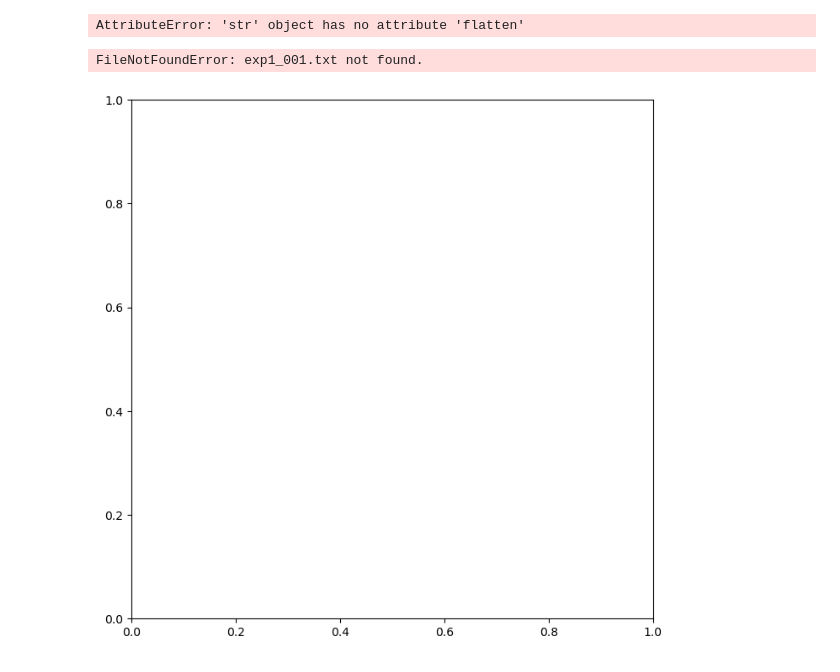
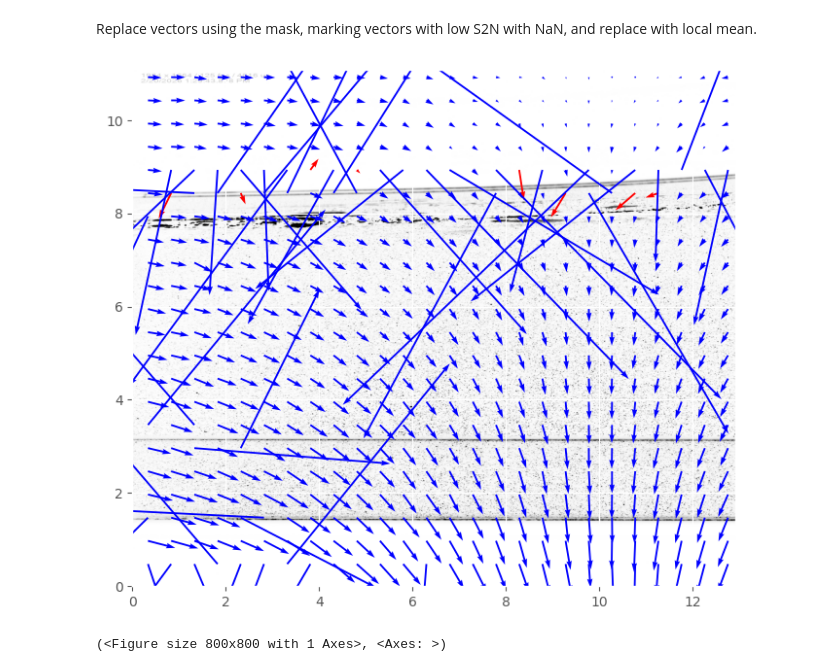
Before and after one commit to kjes4pres/Master_code, a Jupyter notebook: Lab/PIV/test_piv.ipynb, the cells around one changed output. Drawn from its saved outputs; the diff is of its cells as text; code cells hidden in the pictures.

```diff
--- a/Lab/PIV/test_piv.ipynb
+++ b/Lab/PIV/test_piv.ipynb
@@ -45 +117,3 @@ invalid_mask = validation.sig2noise_val(u0, v0, sig2noise, w=None, threshold=1.0
+# %% [markdown]
+Replace vectors using the mask, marking vectors with low S2N with NaN, and replace with local mean.
 # %%
@@ -58,4 +120,0 @@ x, y, u3, v3 = tools.transform_coordinates(x, y, u3, v3)
-# %%
-tools.save('exp1_001.txt' , x, y, u3, v3, invalid_mask)
-# %% [output]
-AttributeError: 'str' object has no attribute 'flatten'
@@ -62,13 +127,12 @@ AttributeError: 'str' object has no attribute 'flatten'
 # %%
 fig, ax = plt.subplots(figsize=(8,8))
 tools.display_vector_field(
-    pathlib.Path('exp1_001.txt'),
+    pathlib.Path('test.txt'),
     ax=ax, scaling_factor=96.52,
-    scale=50, # scale defines here the arrow length
-    width=0.0035, # width is the thickness of the arrow
-    on_img=True, # overlay on the image
-    image_name= str(path / 'data'/'test1'/'exp1_001_a.bmp'),
-);
+    scale=100, # scale defines here the arrow length
+    width=0.003, # width is the thickness of the arrow
+    on_img=True, # overlay on the image,
+    image_name= str(pathlib.Path('/Users/kjesta/Desktop/PIV/f14a02/R1/image_p1220.bmp')))
 # %% [output]
+[figure, new version]
-FileNotFoundError: exp1_001.txt not found.
+(<Figure size 800x800 with 1 Axes>, <Axes: >)
-[figure, old version]
```
Also changed, not shown: parts of 25 cells of this notebook, 1 other file.
